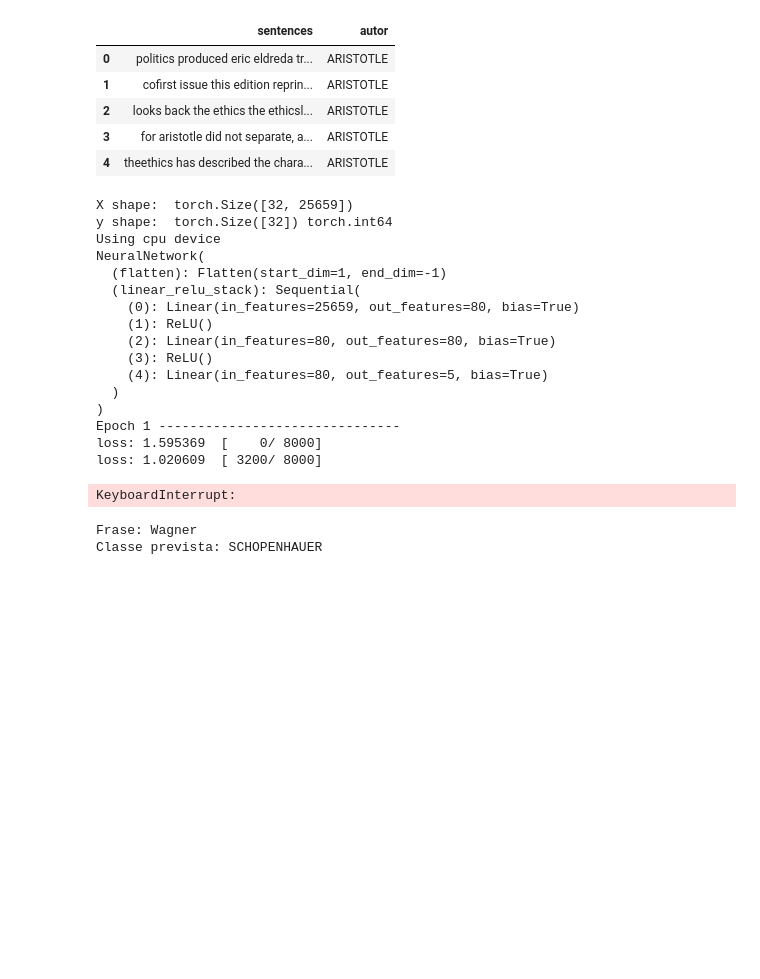
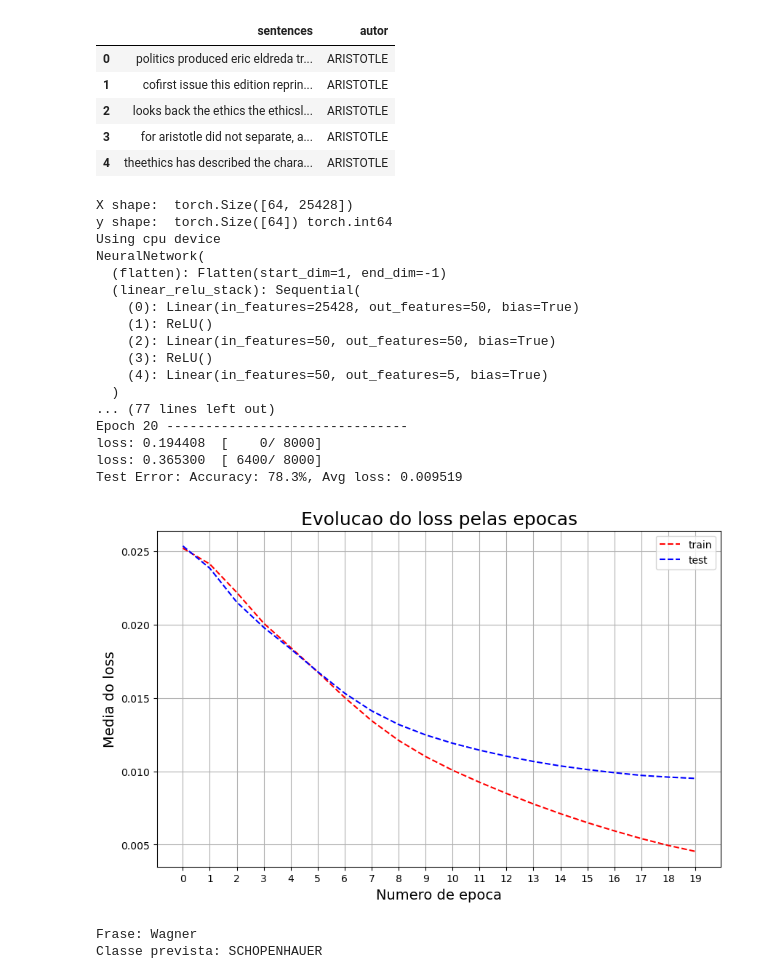
Before and after one commit to talesnobre/FilosofIA, a Jupyter notebook: NN/NeuralNetwork.ipynb, the cells around one changed output. Cells and saved outputs as stored; diff of their text form; code cells hidden in the pictures; blank space fills up the shorter version.

```diff
--- a/NN/NeuralNetwork.ipynb
+++ b/NN/NeuralNetwork.ipynb
@@ -4,7 +4,7 @@ import nltk
 import re
 from tqdm import tqdm
 # %%
-df = pd.read_csv('./dados/sentencas_autores.csv')
+df = pd.read_csv('../dados/sentencas_autores.csv')
 df.head()
 # %% [output]
 |  | sentences | autor |
@@ -46,9 +51,6 @@ from sklearn.preprocessing import LabelEncoder
 from sklearn.model_selection import train_test_split
 import numpy as np
 # %%
-df = pd.read_csv('./dados/sentencas_autores.csv')
-df.sentences = df.sentences.astype(str)
-
 # take a sample of 10000 sentences
 df = df.sample(10000, random_state=42)
 
@@ -65,7 +67,7 @@ y_test = le.fit_transform(y_test)
 train_dataset = TensorDataset(torch.Tensor(X_train.toarray()), torch.Tensor(y_train).long())
 test_dataset = TensorDataset(torch.Tensor(X_test.toarray()), torch.Tensor(y_test).long())
 
-batch_size = 32
+batch_size = 64
 
 train_loader = DataLoader(train_dataset, batch_size=batch_size, shuffle=True)
 test_loader = DataLoader(test_dataset, batch_size=batch_size, shuffle=False)
@@ -78,7 +80,6 @@ for X, y in train_loader:
 
 len_saida = len(set(y_test))
 
-# device = 'cuda' if torch.cuda.is_available() else 'cpu'
 device = 'mps' if torch.backends.mps.is_available() else 'cpu'
 print('Using {} device'.format(device))
 
@@ -88,11 +89,11 @@ class NeuralNetwork(nn.Module):
         self.flatten = nn.Flatten()
 
         self.linear_relu_stack = nn.Sequential(
-            nn.Linear(len_entrada, 80),
+            nn.Linear(len_entrada, 50),
             nn.ReLU(),
-            nn.Linear(80, 80),
+            nn.Linear(50, 50),
             nn.ReLU(),
-            nn.Linear(80, len_saida)
+            nn.Linear(50, len_saida)
         )
 
     def forward(self, x):
@@ -104,7 +105,7 @@ model = NeuralNetwork().to(device)
 print(model)
 
 loss_fn = nn.CrossEntropyLoss()
-optimizer = torch.optim.Adam(model.parameters(), lr=0.001)
+optimizer = torch.optim.Adam(model.parameters(), lr=0.0001)
 
 def train(dataloader, model, loss_fn, optimizer):
     size = len(dataloader.dataset)
@@ -153,7 +154,7 @@ def test(dataloader, model, loss_fn):
 
     return test_loss
 
-epochs = 2
+epochs = 20
 train_losses = []
 test_losses = []
 for t in range(epochs):
@@ -161,34 +162,40 @@ for t in range(epochs):
     train_losses.append(train(train_loader, model, loss_fn, optimizer))
     test_losses.append(test(test_loader, model, loss_fn))
 # %% [output]
-X shape:  torch.Size([32, 25659])
-y shape:  torch.Size([32]) torch.int64
+X shape:  torch.Size([64, 25428])
+y shape:  torch.Size([64]) torch.int64
 Using cpu device
 NeuralNetwork(
   (flatten): Flatten(start_dim=1, end_dim=-1)
   (linear_relu_stack): Sequential(
-    (0): Linear(in_features=25659, out_features=80, bias=True)
+    (0): Linear(in_features=25428, out_features=50, bias=True)
     (1): ReLU()
-    (2): Linear(in_features=80, out_features=80, bias=True)
+    (2): Linear(in_features=50, out_features=50, bias=True)
     (3): ReLU()
-    (4): Linear(in_features=80, out_features=5, bias=True)
+    (4): Linear(in_features=50, out_features=5, bias=True)
   )
-)
-Epoch 1 -------------------------------
-loss: 1.595369  [    0/ 8000]
-loss: 1.020609  [ 3200/ 8000]
+... (77 lines left out)
+Epoch 20 -------------------------------
+loss: 0.194408  [    0/ 8000]
+loss: 0.365300  [ 6400/ 8000]
+Test Error: Accuracy: 78.3%, Avg loss: 0.009519
-KeyboardInterrupt:
 # %%
 # plot the loss
 import matplotlib.pyplot as plt
 
 plt.figure(figsize=(10, 6))
 plt.title("Evolucao do loss pelas epocas", fontsize=18)
 plt.ylabel("Media do loss", fontsize=14)
 plt.xlabel("Numero de epoca", fontsize=14)
 plt.plot(train_losses, '--r')
+plt.plot(test_losses, '--b')
+plt.xticks([i for i in range(epochs)])
+# plt.xlim([i + 1 for i in range(epochs)])
+plt.legend(['train', 'test'], loc='upper right')
 plt.grid(True)
 plt.show()
+# %% [output]
+[figure, added]
 # %%
 def preprocess_text(text, vectorizer):
     # Aplicar a mesma transformação utilizada no conjunto de treinamento
```
Also changed, not shown: parts of 21 cells of this notebook, 1 other file.
